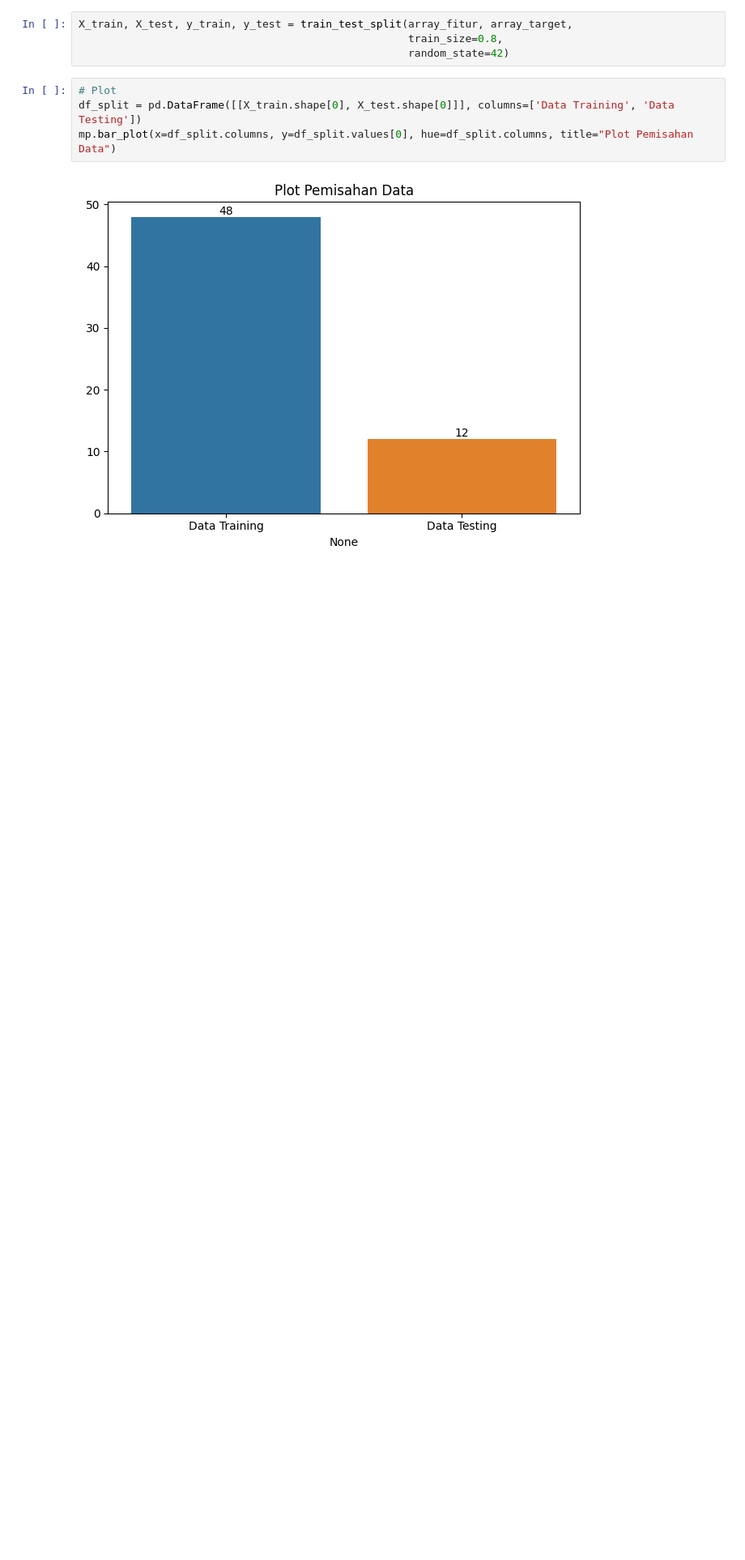
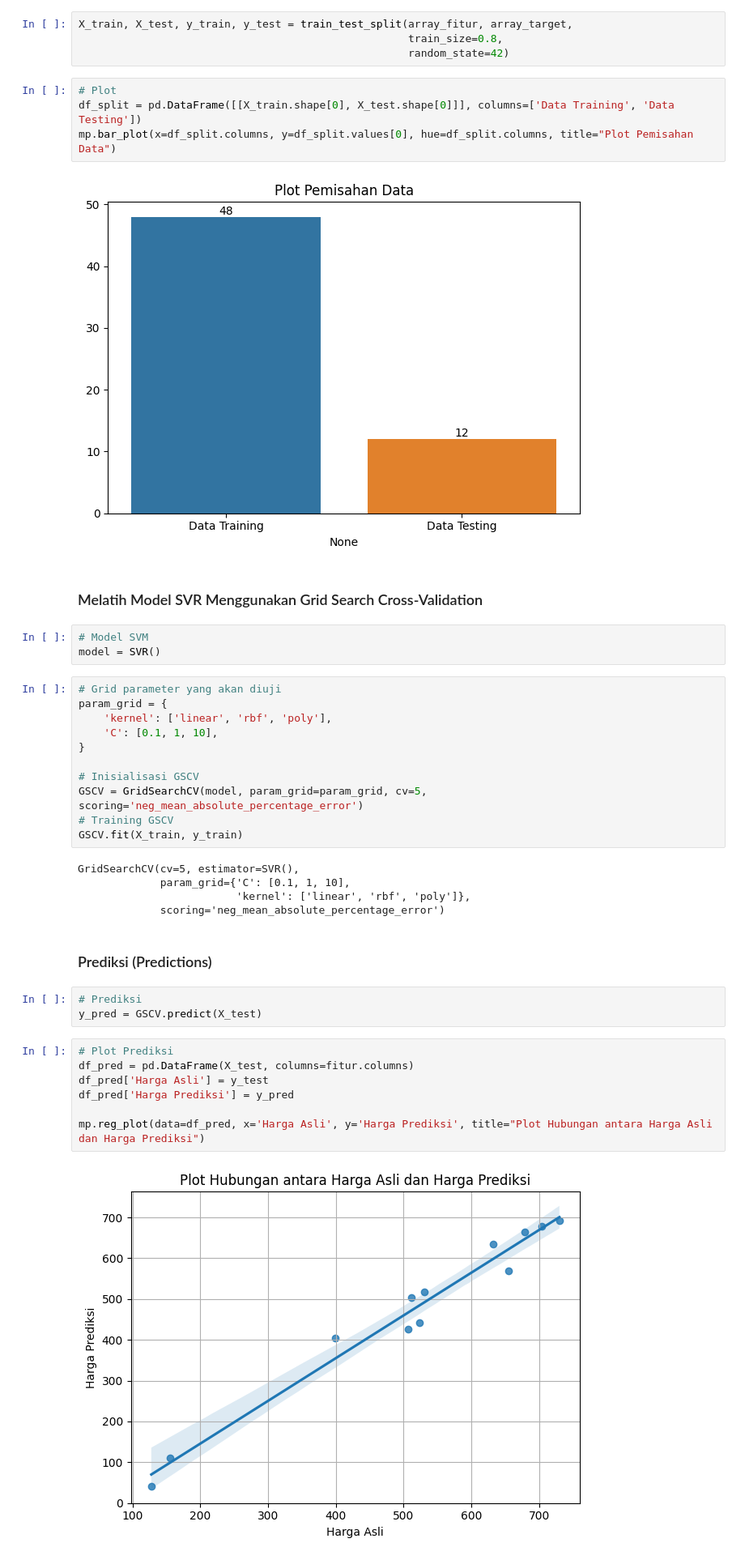
Before and after one commit to tredyfernandoanggara/Prediksi-Harga-Rumah-dengan-SVR-dan-Grid-Search-Cross-Validation, a Jupyter notebook: prediksi_harga_rumah.ipynb, the cells around one changed output. Shown: that part at 81% size. Saved outputs shown, nothing was run; the diff lists cells and outputs as text; blank space fills up the shorter version.

Commit message:
Implementasi SVR: Melatih model Support Vector Regression menggunakan Grid Search Cross-Validation, setelah dilatih kemudian dilakukan prediksi menggunakan data testing

```diff
--- a/prediksi_harga_rumah.ipynb
+++ b/prediksi_harga_rumah.ipynb
@@ -125,3 +127,38 @@ df_split = pd.DataFrame([[X_train.shape[0], X_test.shape[0]]], columns=['Data Tr
 mp.bar_plot(x=df_split.columns, y=df_split.values[0], hue=df_split.columns, title="Plot Pemisahan Data")
 # %% [output]
 [figure]
+# %% [markdown]
+### Melatih Model SVR Menggunakan Grid Search Cross-Validation
+# %%
+# Model SVM
+model = SVR()
+# %%
+# Grid parameter yang akan diuji
+param_grid = {
+    'kernel': ['linear', 'rbf', 'poly'],
+    'C': [0.1, 1, 10],
+}
+
+# Inisialisasi GSCV
+GSCV = GridSearchCV(model, param_grid=param_grid, cv=5, scoring='neg_mean_absolute_percentage_error')
+# Training GSCV
+GSCV.fit(X_train, y_train)
+# %% [output]
+GridSearchCV(cv=5, estimator=SVR(),
+             param_grid={'C': [0.1, 1, 10],
+                         'kernel': ['linear', 'rbf', 'poly']},
+             scoring='neg_mean_absolute_percentage_error')
+# %% [markdown]
+### Prediksi (Predictions)
+# %%
+# Prediksi
+y_pred = GSCV.predict(X_test)
+# %%
+# Plot Prediksi
+df_pred = pd.DataFrame(X_test, columns=fitur.columns)
+df_pred['Harga Asli'] = y_test
+df_pred['Harga Prediksi'] = y_pred
+
+mp.reg_plot(data=df_pred, x='Harga Asli', y='Harga Prediksi', title="Plot Hubungan antara Harga Asli dan Harga Prediksi")
+# %% [output]
+[figure, added]
```
Also changed, not shown: parts of 1 cell of this notebook, 1 other file.
